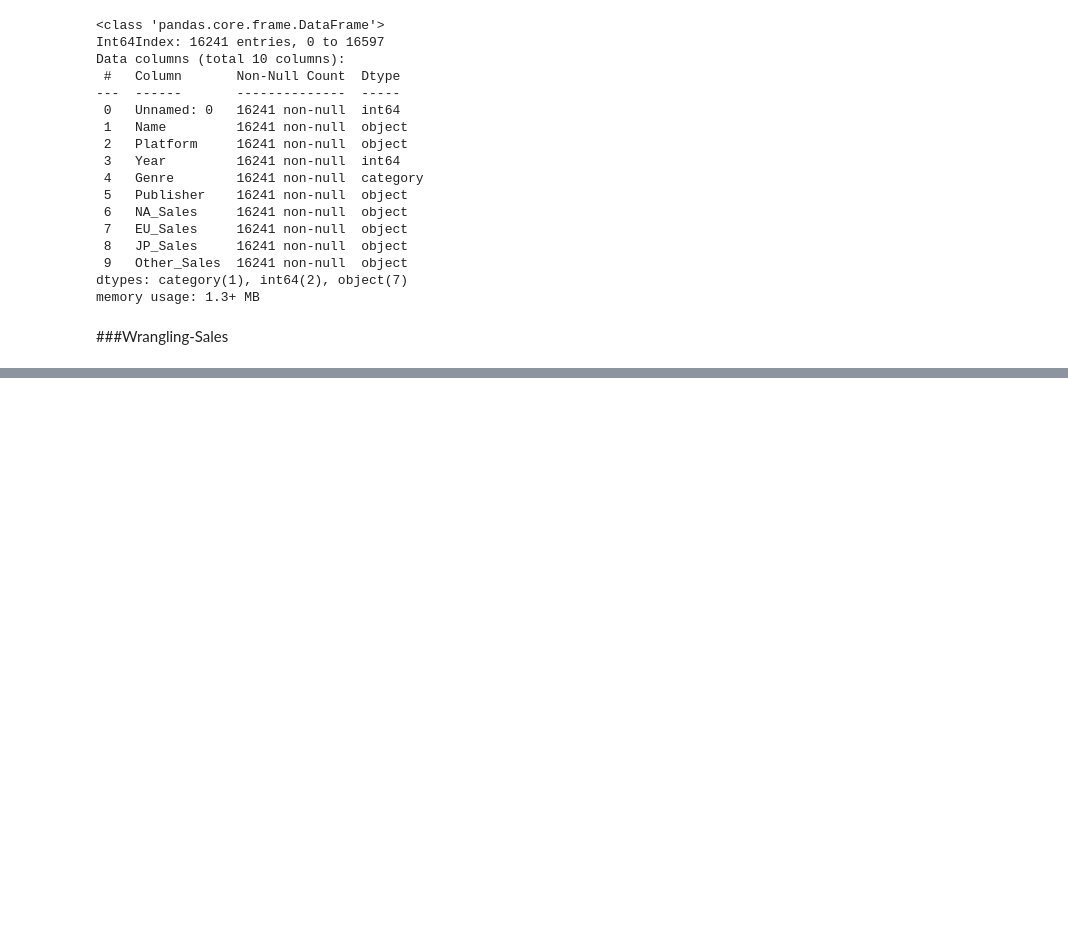
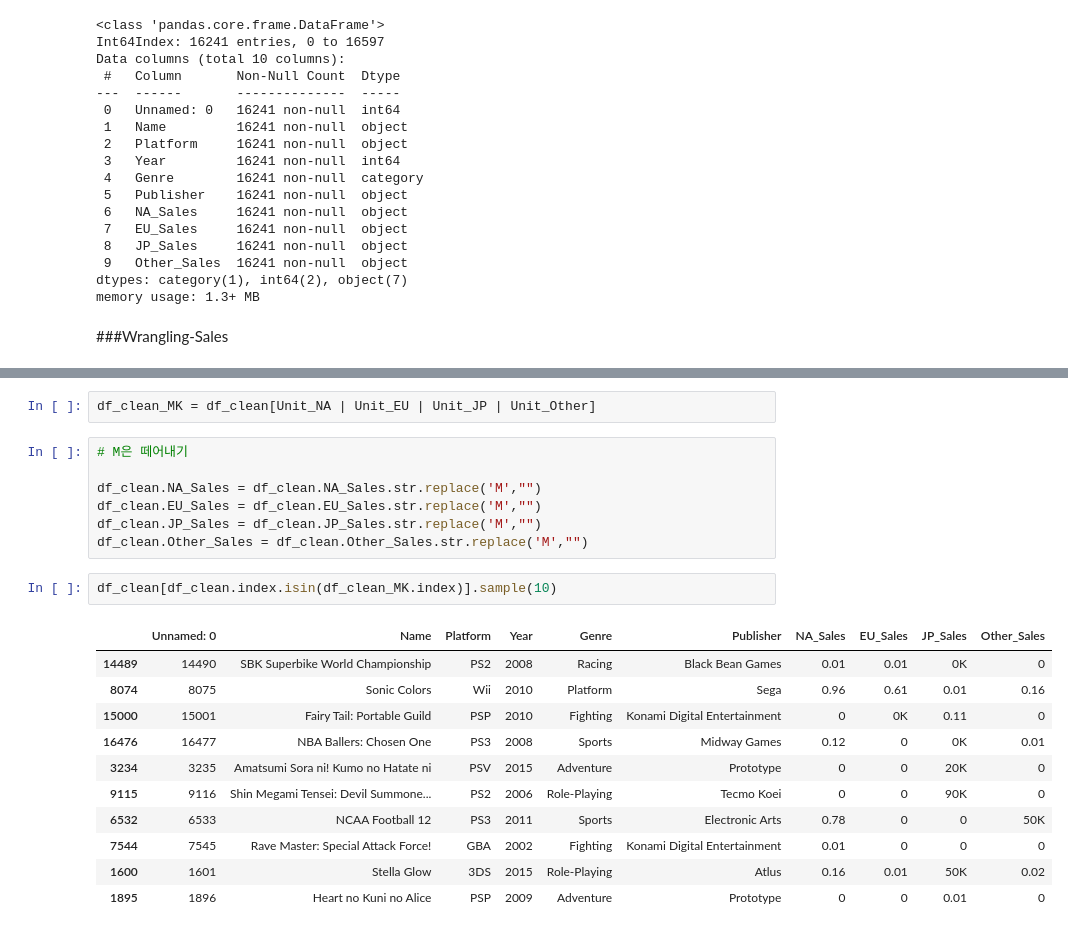
Before and after one commit to Jihyesh/codestates_projects_section1, a Jupyter notebook: AI_15_홍지혜_Section1.ipynb, the cells around one changed output, grey strips where cells are left out. Saved outputs shown, nothing was run; the diff lists cells and outputs as text; blank space fills up the shorter version.

```diff
--- a/AI_15_홍지혜_Section1.ipynb
+++ b/AI_15_홍지혜_Section1.ipynb
@@ -695,0 +761,23 @@ list(df_clean)[-4:]
+# %%
+df_clean_MK = df_clean[Unit_NA | Unit_EU | Unit_JP | Unit_Other]
+# %%
+# M은 떼어내기
+
+df_clean.NA_Sales = df_clean.NA_Sales.str.replace('M',"")
+df_clean.EU_Sales = df_clean.EU_Sales.str.replace('M',"")
+df_clean.JP_Sales = df_clean.JP_Sales.str.replace('M',"")
+df_clean.Other_Sales = df_clean.Other_Sales.str.replace('M',"")
+# %%
+df_clean[df_clean.index.isin(df_clean_MK.index)].sample(10)
+# %% [output]
+|  | Unnamed: 0 | Name | Platform | Year | Genre | Publisher | NA_Sales | EU_Sales | JP_Sales | Other_Sales |
+| 14489 | 14490 | SBK Superbike World Championship | PS2 | 2008 | Racing | Black Bean Games | 0.01 | 0.01 | 0K | 0 |
+| 8074 | 8075 | Sonic Colors | Wii | 2010 | Platform | Sega | 0.96 | 0.61 | 0.01 | 0.16 |
+| 15000 | 15001 | Fairy Tail: Portable Guild | PSP | 2010 | Fighting | Konami Digital Entertainment | 0 | 0K | 0.11 | 0 |
+| 16476 | 16477 | NBA Ballers: Chosen One | PS3 | 2008 | Sports | Midway Games | 0.12 | 0 | 0K | 0.01 |
+| 3234 | 3235 | Amatsumi Sora ni! Kumo no Hatate ni | PSV | 2015 | Adventure | Prototype | 0 | 0 | 20K | 0 |
+| 9115 | 9116 | Shin Megami Tensei: Devil Summone... | PS2 | 2006 | Role-Playing | Tecmo Koei | 0 | 0 | 90K | 0 |
+| 6532 | 6533 | NCAA Football 12 | PS3 | 2011 | Sports | Electronic Arts | 0.78 | 0 | 0 | 50K |
+| 7544 | 7545 | Rave Master: Special Attack Force! | GBA | 2002 | Fighting | Konami Digital Entertainment | 0.01 | 0 | 0 | 0 |
+| 1600 | 1601 | Stella Glow | 3DS | 2015 | Role-Playing | Atlus | 0.16 | 0.01 | 50K | 0.02 |
+| 1895 | 1896 | Heart no Kuni no Alice | PSP | 2009 | Adventure | Prototype | 0 | 0 | 0.01 | 0 |
```
Also changed, not shown: parts of 16 cells of this notebook.
